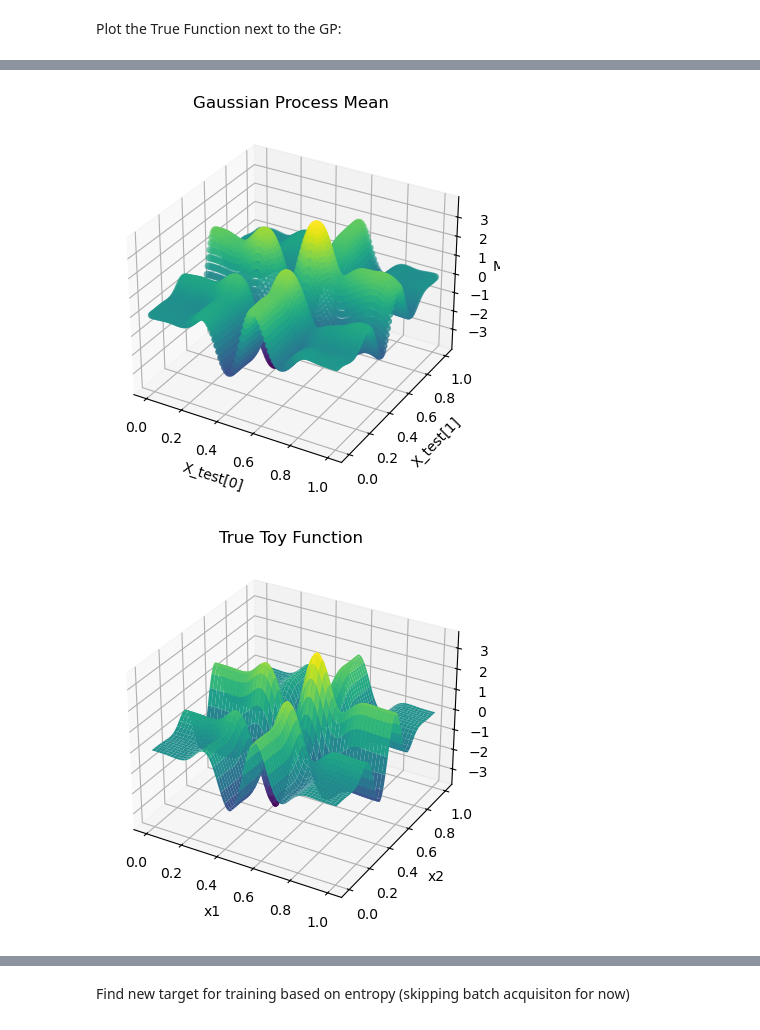
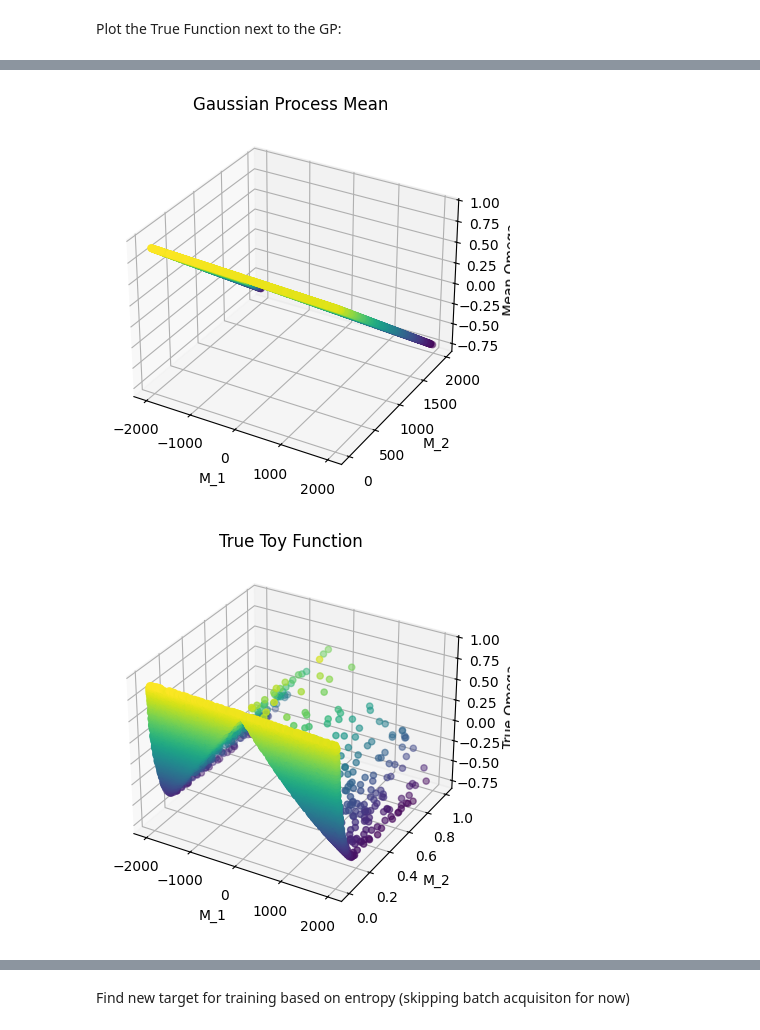
Before and after one commit to DomeVoss95/ActiveLearning_pMSSMwithGP, a Jupyter notebook: model/Toy_model2D.ipynb, the cells around one changed output, grey strips where cells are left out. Saved outputs shown, nothing was run; the diff lists cells and outputs as text; code cells hidden in the pictures.

```diff
--- a/model/Toy_model2D.ipynb
+++ b/model/Toy_model2D.ipynb
@@ -140,3 +52,29 @@ plt.show()
+# %%
+M_1 = final_df['IN_M_1']
+M_2 = final_df['IN_M_2']
+Omega = final_df['MO_Omega']
+
+# Filter Omega, M_1, and M_2 up to max 1.0 and limit to only 100 points
+mask = (Omega > 0) & (Omega < 1.0)
+
+# Apply the mask to filter M_1, M_2, and Omega
+M_1_filtered = M_1[mask]
+M_2_filtered = M_2[mask]
+Omega_filtered = Omega[mask]
+
+# Limit to only 100 points
+M_1_limited = M_1_filtered.iloc[:1000]
+M_2_limited = M_2_filtered.iloc[:1000]
+Omega_limited = Omega_filtered.iloc[:1000]
+
+# Convert to train
+x_train = torch.stack([torch.tensor(M_1_limited.values[:700], dtype=torch.float32), torch.tensor(M_2_limited.values[:700], dtype=torch.float32)], dim=1)
+y_train = torch.tensor(Omega_limited.values[:700], dtype=torch.float32)
+
+
+# Convert to valid
+x_valid = torch.stack([torch.tensor(M_1_limited.values[700:], dtype=torch.float32), torch.tensor(M_2_limited.values[700:], dtype=torch.float32)], dim=1)
+y_valid = torch.tensor(Omega_limited.values[700:], dtype=torch.float32)
 # %%
 from multitaskGP2D import MultitaskGP2D
 
@@ -212,3 +149,5 @@ torch.Size([1000, 2]) torch.Size([1000])
+# %%
+x_test = torch.stack([torch.tensor(M_1_filtered.values[1000:10000], dtype=torch.float32), torch.tensor(M_2_filtered.values[1000:10000], dtype=torch.float32)], dim=1)
 # %%
 from entropy import entropy_local
 
@@ -288,42 +227,35 @@ ax = fig.add_subplot(111, projection='3d')
 
 # Plot data points
 sc = ax.scatter(x, y, z, c=z, cmap='viridis')
-#ax.plot(x, y, z)
-# ax.plot_surface(x, y, z, cmap='viridis')
 
 # Set labels and title
-ax.set_xlabel('X_test[0]')
-ax.set_ylabel('X_test[1]')
-ax.set_zlabel('Mean')
+ax.set_xlabel('M_1')
+ax.set_ylabel('M_2')
+ax.set_zlabel('Mean Omega')
 ax.set_title('Gaussian Process Mean')
 
 # Display the plot
 plt.show()
 # %% [output]
-[figure, old version]
+[figure, new version]
 # %%
-x1 = torch.linspace(0,1,1000)
-x2 = torch.linspace(0,1,1000)
-
-x1_grid, x2_grid = torch.meshgrid(x1, x2)
-
-y = objective_test(x1_grid,x2_grid)
+y = torch.tensor(Omega_filtered.values[1000:10000], dtype=torch.float32)
 
 # Plot the surface
 fig = plt.figure()
 ax = fig.add_subplot(111, projection='3d')
-ax.plot_surface(x1_grid.numpy(), x2_grid.numpy(), y.numpy(), cmap='viridis')
+ax.scatter(x, y, z, c=z, cmap='viridis')
 
 # Set plot labels and title
-ax.set_xlabel('x1')
-ax.set_ylabel('x2')
-ax.set_zlabel('y')
+ax.set_xlabel('M_1')
+ax.set_ylabel('M_2')
+ax.set_zlabel('True Omega')
 ax.set_title('True Toy Function')
 
 # Show the plot
 plt.show()
 # %% [output]
-[figure, old version]
+[figure, new version]
 # %%
 mean = observed_pred.mean.numpy()
 lower, upper = observed_pred.confidence_region()
```
Also changed, not shown: parts of 18 cells of this notebook.
